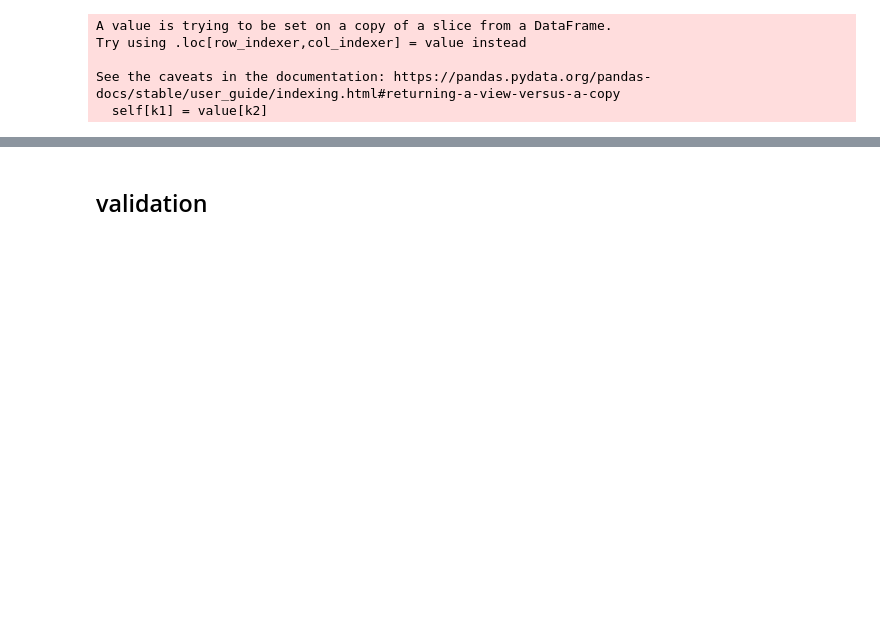
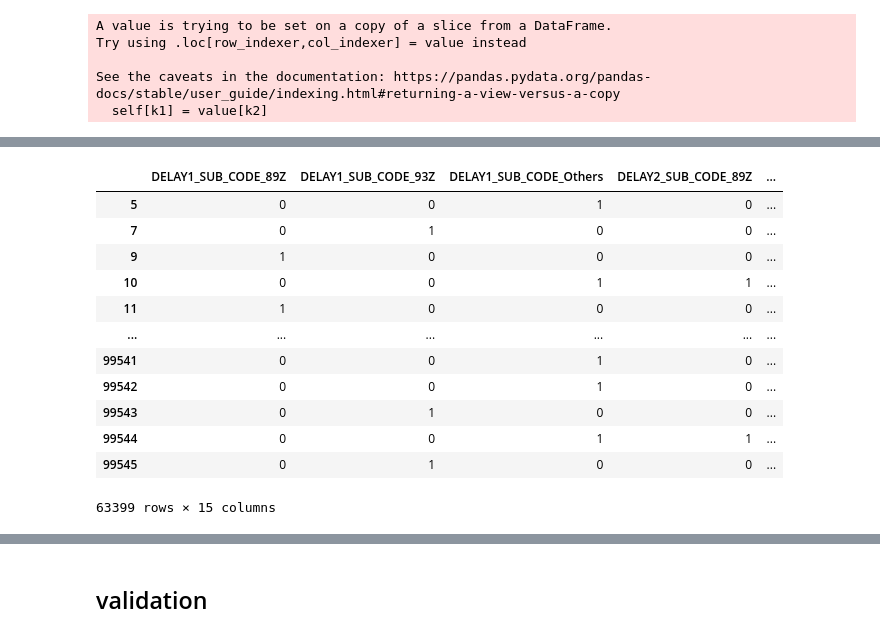
Before and after one commit to ihkaraman/thy-datathon-21, a Jupyter notebook: project3/1-2_subcode_analysis.ipynb, the cells around one changed output, grey strips where cells are left out. Saved outputs shown, nothing was run; the diff lists cells and outputs as text; code cells hidden in the pictures; blank space fills up the shorter version.

```diff
--- a/project3/1-2_subcode_analysis.ipynb
+++ b/project3/1-2_subcode_analysis.ipynb
@@ -642,8 +604,10 @@ unq_codes
+# %%
+unique_delay_codes = list(sub_df[subcode_columns].stack().reset_index()[0].unique())
 # %%
-unq_codes.remove('93Z')
-unq_codes.remove('89Z')
-unq_codes.remove('missing')
+unique_delay_codes.remove('93Z')
+unique_delay_codes.remove('89Z')
+unique_delay_codes.remove('missing')
 # %%
-map_dict = dict(zip(unq_codes, ['Others']*len(unq_codes)))
+map_dict = dict(zip(unique_delay_codes, ['Others']*len(unique_delay_codes)))
 # %%
-sub_df = sub_df[['DELAY1_SUB_CODE','DELAY2_SUB_CODE','DELAY3_SUB_CODE','DELAY4_SUB_CODE']].replace(map_dict)
+sub_df = sub_df[subcode_columns].replace(map_dict)
@@ -649,0 +630,16 @@ sub_df = sub_df[['DELAY1_SUB_CODE','DELAY2_SUB_CODE','DELAY3_SUB_CODE','DELAY4_S
+# %%
+pd.get_dummies(sub_df[subcode_columns])
+# %% [output]
+|  | DELAY1_SUB_CODE_89Z | DELAY1_SUB_CODE_93Z | DELAY1_SUB_CODE_Others | DELAY2_SUB_CODE_89Z | ... |
+| 5 | 0 | 0 | 1 | 0 | ... |
+| 7 | 0 | 1 | 0 | 0 | ... |
+| 9 | 1 | 0 | 0 | 0 | ... |
+| 10 | 0 | 0 | 1 | 1 | ... |
+| 11 | 1 | 0 | 0 | 0 | ... |
+| ... | ... | ... | ... | ... | ... |
+| 99541 | 0 | 0 | 1 | 0 | ... |
+| 99542 | 0 | 0 | 1 | 0 | ... |
+| 99543 | 0 | 1 | 0 | 0 | ... |
+| 99544 | 0 | 0 | 1 | 1 | ... |
+| 99545 | 0 | 1 | 0 | 0 | ... |
+63399 rows × 15 columns
```
Also changed, not shown: parts of 39 cells of this notebook, 7 other files.
